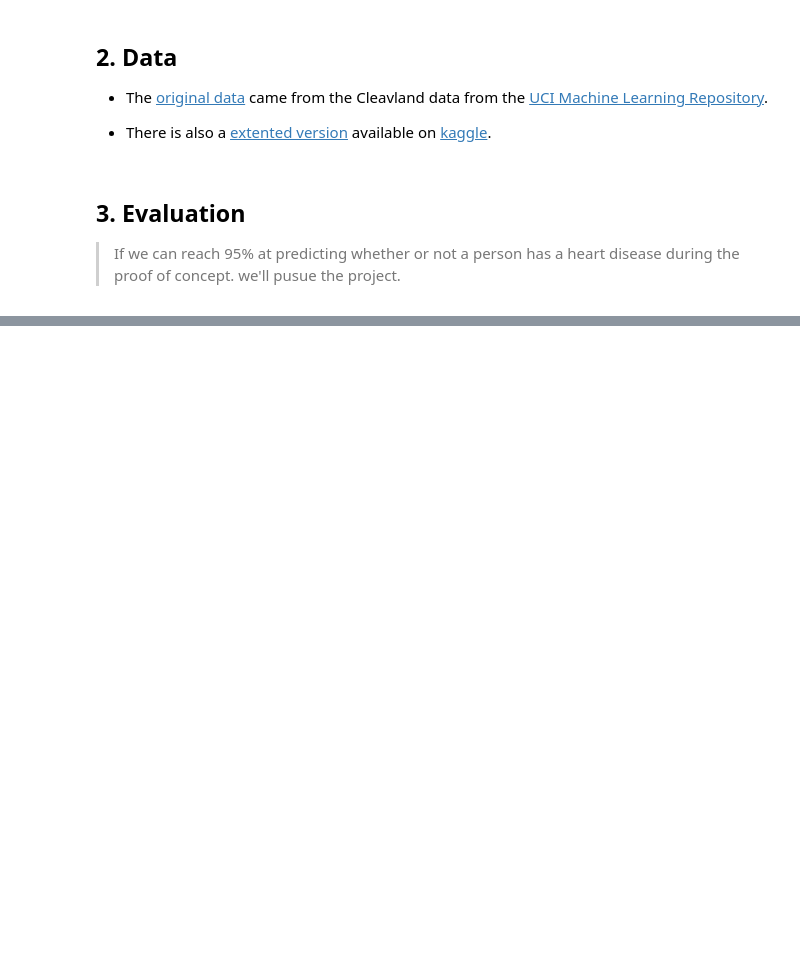
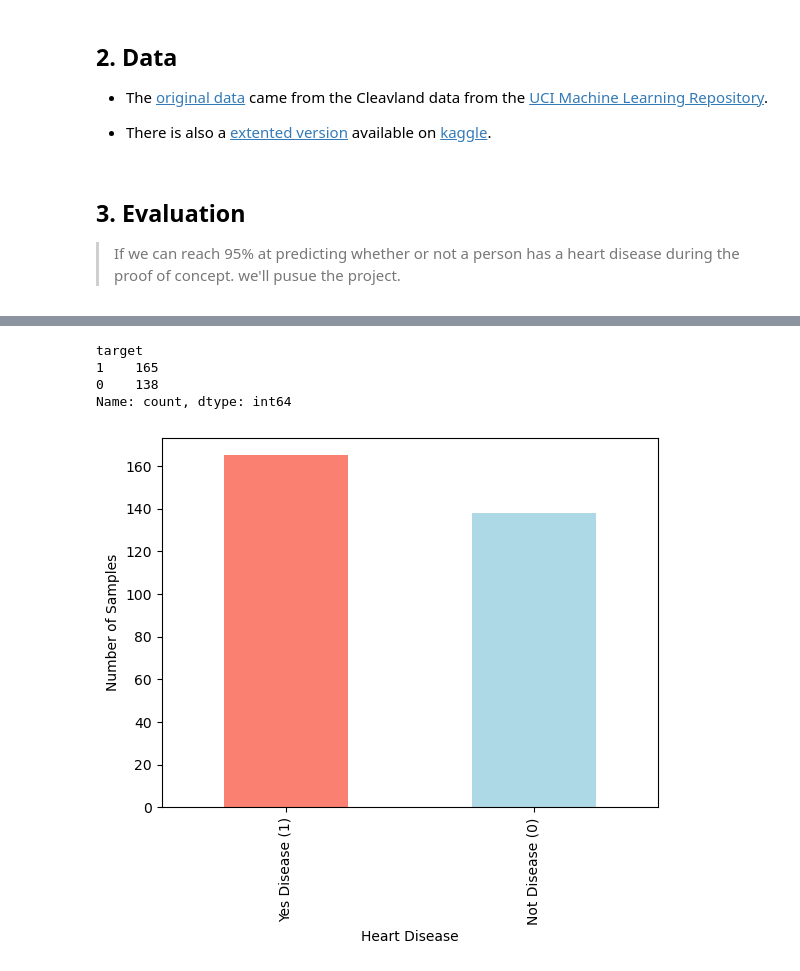
Before and after one commit to Eakempreet/Learning-ML-Projects, a Jupyter notebook: Heart-Disease-Project-1/end-to-end-heart-disease-classification.ipynb, the cells around one changed output, grey strips where cells are left out. Drawn from its saved outputs; the diff is of its cells as text; code cells hidden in the pictures; blank space fills up the shorter version.

Commit message:
Finding patterns in Heart-disease Dataset

```diff
--- a/Heart-Disease-Project-1/end-to-end-heart-disease-classification.ipynb
+++ b/Heart-Disease-Project-1/end-to-end-heart-disease-classification.ipynb
@@ -77,0 +107,3 @@ Think of this section as the <strong>data dictionary</strong>. Each row is one c
+# %%
+df = pd.read_csv("./dataset/heart-disease.csv")
+df.shape # (Rows, Columns)
@@ -77,0 +156,16 @@ Think of this section as the <strong>data dictionary</strong>. Each row is one c
+# %%
+# Let's find out how many each of the class are there
+df["target"].value_counts()
+# %% [output]
+target
+1    165
+0    138
+Name: count, dtype: int64
+# %%
+df['target'].value_counts().plot(kind="bar",
+                                 color=["salmon", "lightblue"],
+                                 xlabel="Heart Disease",
+                                 ylabel="Number of Samples");
+plt.xticks([0, 1], ["Yes Disease (1)", "Not Disease (0)"]);
+# %% [output]
+[figure, added]
```
Also changed, not shown: parts of 17 cells of this notebook.
